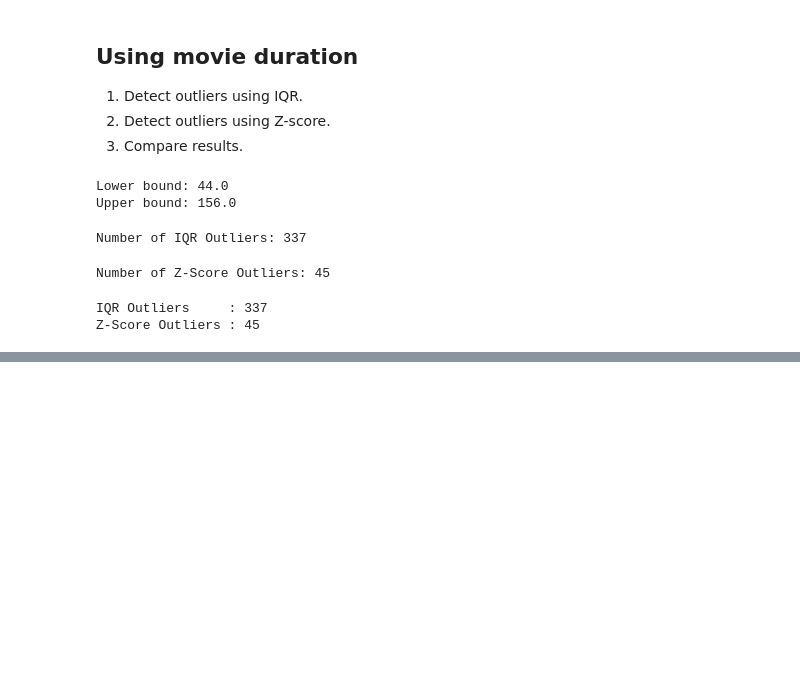
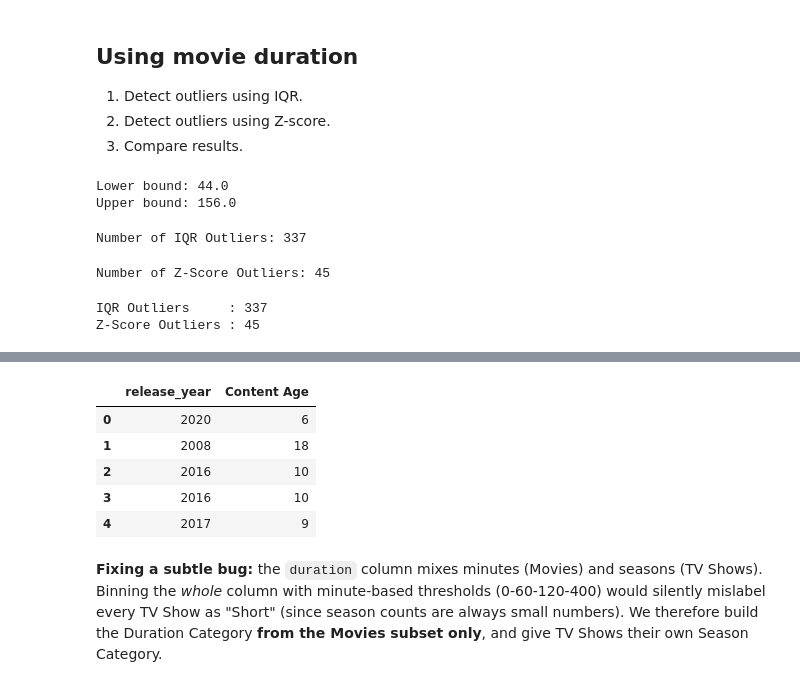
Before and after one commit to PragyaRana/DS_Training, a Jupyter notebook: Mini_Project_4.ipynb, the cells around one changed output, grey strips where cells are left out. Drawn from its saved outputs; the diff is of its cells as text; code cells hidden in the pictures; blank space fills up the shorter version.

```diff
--- a/Mini_Project_4.ipynb
+++ b/Mini_Project_4.ipynb
@@ -1006,0 +1027,8 @@ Z-Score Outliers : 45
+# %%
+df_clean['Release Decade'] = pd.cut(
+    df_clean['release_year'],
+    bins=[1979, 1989, 1999, 2009, 2019, 2029],
+    labels=['1980s', '1990s', '2000s', '2010s', '2020s']
+)
+
+df_clean['Release Decade'].value_counts().sort_index()
@@ -1006,0 +1043,16 @@ Z-Score Outliers : 45
+# %%
+current_year = 2026
+df_clean['Content Age'] = current_year - df_clean['release_year']
+df_clean[['release_year', 'Content Age']].head()
+# %% [output]
+|  | release_year | Content Age |
+| 0 | 2020 | 6 |
+| 1 | 2008 | 18 |
+| 2 | 2016 | 10 |
+| 3 | 2016 | 10 |
+| 4 | 2017 | 9 |
+# %% [markdown]
+**Fixing a subtle bug:** the `duration` column mixes minutes (Movies) and seasons (TV Shows).
+Binning the *whole* column with minute-based thresholds (0-60-120-400) would silently mislabel every
+TV Show as "Short" (since season counts are always small numbers). We therefore build the Duration
+Category **from the Movies subset only**, and give TV Shows their own Season Category.
```
Also changed, not shown: parts of 4 cells of this notebook.
